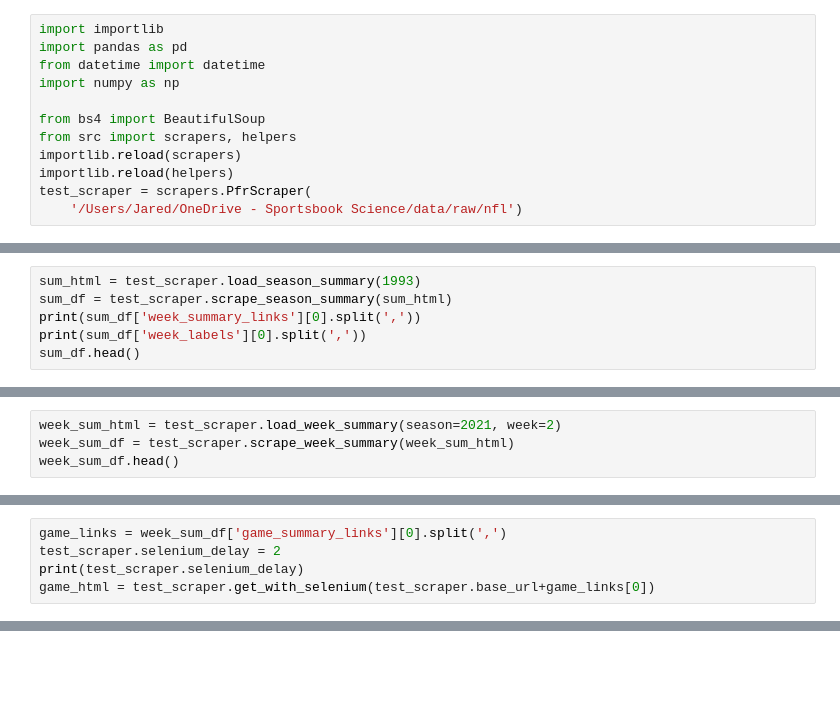
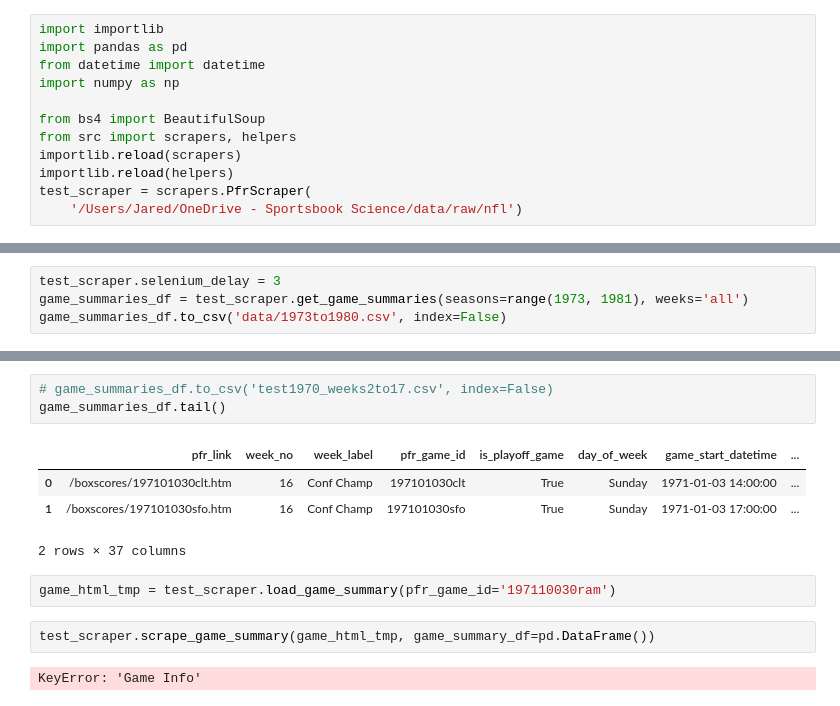
Before and after one commit to freadolay/sports-reference-scrapers, a Jupyter notebook: examples_using_class.ipynb, the cells around one changed output, grey strips where cells are left out. Drawn from its saved outputs; the diff is of its cells as text; blank space fills up the shorter version.

Commit message:
requests and loads working for get_game_summaries

```diff
--- a/examples_using_class.ipynb
+++ b/examples_using_class.ipynb
@@ -26,6 +12,0 @@ test_scraper.request_season_summaries(range(1970, 1980))
-# %%
-sum_html = test_scraper.load_season_summary(1993)
-sum_df = test_scraper.scrape_season_summary(sum_html)
-print(sum_df['week_summary_links'][0].split(','))
-print(sum_df['week_labels'][0].split(','))
-sum_df.head()
@@ -37,4 +12,0 @@ sum_df.head()
-# %%
-week_sum_html = test_scraper.load_week_summary(season=2021, week=2)
-week_sum_df = test_scraper.scrape_week_summary(week_sum_html)
-week_sum_df.head()
@@ -44,5 +12,0 @@ week_sum_df.head()
-# %%
-game_links = week_sum_df['game_summary_links'][0].split(',')
-test_scraper.selenium_delay = 2
-print(test_scraper.selenium_delay)
-game_html = test_scraper.get_with_selenium(test_scraper.base_url+game_links[0])
@@ -179,0 +13,4 @@ outdoors
+# %%
+test_scraper.selenium_delay = 3
+game_summaries_df = test_scraper.get_game_summaries(seasons=range(1973, 1981), weeks='all')
+game_summaries_df.to_csv('data/1973to1980.csv', index=False)
@@ -179,0 +35,14 @@ outdoors
+# %%
+# game_summaries_df.to_csv('test1970_weeks2to17.csv', index=False)
+game_summaries_df.tail()
+# %% [output]
+|  | pfr_link | week_no | week_label | pfr_game_id | is_playoff_game | day_of_week | game_start_datetime | ... |
+| 0 | /boxscores/197101030clt.htm | 16 | Conf Champ | 197101030clt | True | Sunday | 1971-01-03 14:00:00 | ... |
+| 1 | /boxscores/197101030sfo.htm | 16 | Conf Champ | 197101030sfo | True | Sunday | 1971-01-03 17:00:00 | ... |
+2 rows × 37 columns
+# %%
+game_html_tmp = test_scraper.load_game_summary(pfr_game_id='197110030ram')
+# %%
+test_scraper.scrape_game_summary(game_html_tmp, game_summary_df=pd.DataFrame())
+# %% [output]
+KeyError: 'Game Info'
```
Also changed, not shown: parts of 10 cells of this notebook, 2 other files.
